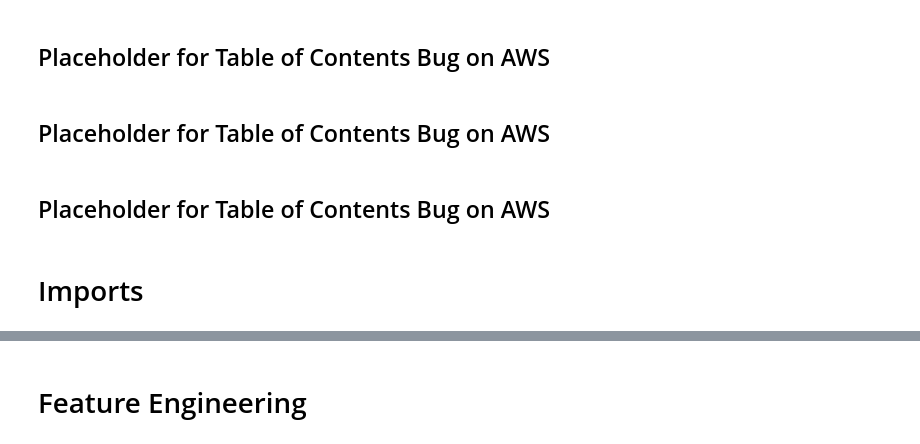
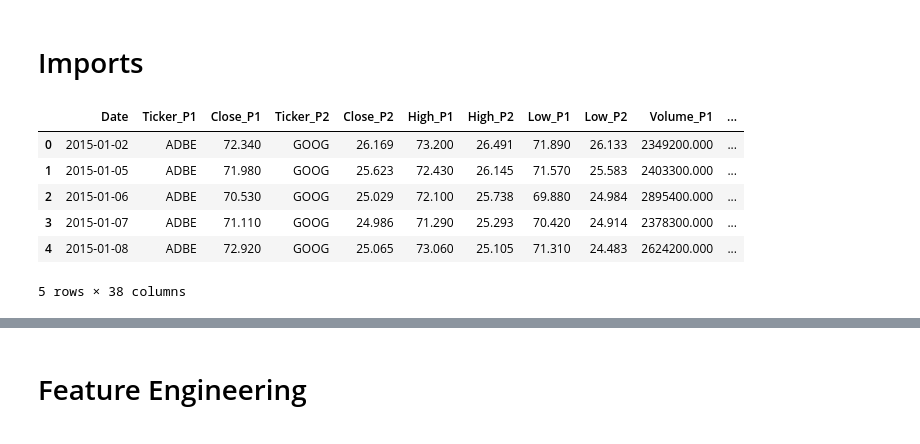
Before and after one commit to nishikaa/pair_trading, a Jupyter notebook: pair-trading-foundations/notebooks/Basic Modeling-Marshal.ipynb, the cells around one changed output, grey strips where cells are left out. Cells and saved outputs as stored; diff of their text form; code cells hidden in the pictures.

```diff
--- a/pair-trading-foundations/notebooks/Basic Modeling-Marshal.ipynb
+++ b/pair-trading-foundations/notebooks/Basic Modeling-Marshal.ipynb
@@ -3,9 +1,3 @@
-# %% [markdown]
-## Placeholder for Table of Contents Bug on AWS
-# %% [markdown]
-## Placeholder for Table of Contents Bug on AWS
-# %% [markdown]
-## Placeholder for Table of Contents Bug on AWS
 # %% [markdown]
 # Imports
 # %%
@@ -35,5 +28,13 @@ import gc
 import optuna
 from sklearn.feature_selection import RFE
 # %%
-df = pd.read_csv('Data/Training/pair_features1_300_60.csv')
+df = pd.read_csv('Data/Training/exploration_190pairs_300_20.csv')
 df.head()
+# %% [output]
+|  | Date | Ticker_P1 | Close_P1 | Ticker_P2 | Close_P2 | High_P1 | High_P2 | Low_P1 | Low_P2 | Volume_P1 | ... |
+| 0 | 2015-01-02 | ADBE | 72.340 | GOOG | 26.169 | 73.200 | 26.491 | 71.890 | 26.133 | 2349200.000 | ... |
+| 1 | 2015-01-05 | ADBE | 71.980 | GOOG | 25.623 | 72.430 | 26.145 | 71.570 | 25.583 | 2403300.000 | ... |
+| 2 | 2015-01-06 | ADBE | 70.530 | GOOG | 25.029 | 72.100 | 25.738 | 69.880 | 24.984 | 2895400.000 | ... |
+| 3 | 2015-01-07 | ADBE | 71.110 | GOOG | 24.986 | 71.290 | 25.293 | 70.420 | 24.914 | 2378300.000 | ... |
+| 4 | 2015-01-08 | ADBE | 72.920 | GOOG | 25.065 | 73.060 | 25.105 | 71.310 | 24.483 | 2624200.000 | ... |
+5 rows × 38 columns
```
Also changed, not shown: parts of 66 cells of this notebook, 4 other files.
